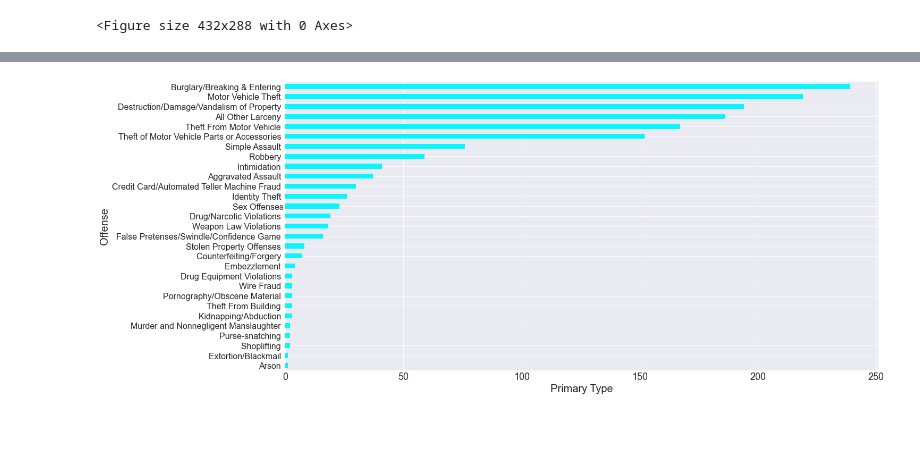
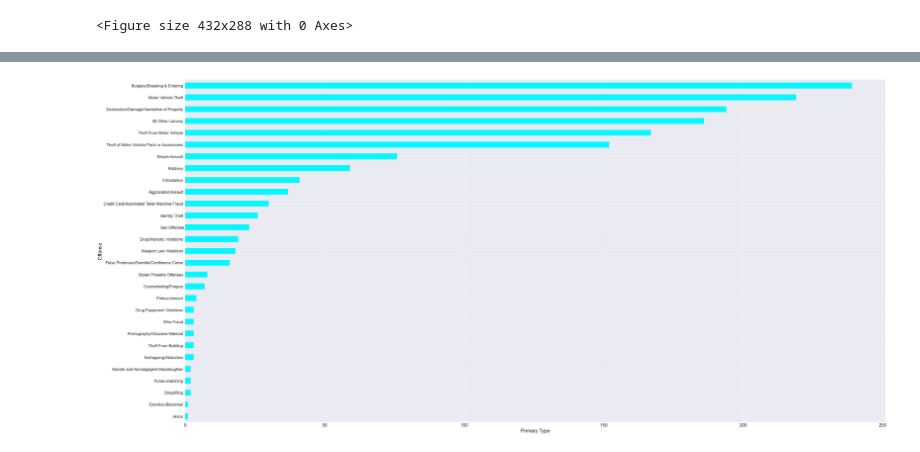
Before and after one commit to chrisolwell/MPLSCrime, a Jupyter notebook: bokeh_standish_time.ipynb, the cells around one changed output, grey strips where cells are left out. Saved outputs shown, nothing was run; the diff lists cells and outputs as text; code cells hidden in the pictures; blank space fills up the shorter version.

Commit message:
latest graph gets cut off in export

```diff
--- a/bokeh_standish_time.ipynb
+++ b/bokeh_standish_time.ipynb
@@ -342,10 +344,16 @@ plt.style.use(['seaborn-darkgrid'])
 # %%
-plt.figure(figsize=(20,10))
+plt.figure(figsize=(40,20))
 plt.rcParams['ytick.labelsize'] = 20
 plt.rcParams['xtick.labelsize'] = 18
 plt.ylabel('Frequency', fontsize=20)
 plt.xlabel('Primary Type', fontsize=20)
 plt.yticks(fontsize=16)
+plt.tight_layout()
+plt.style.use('cyberpunk')
+mplcyberpunk.add_gradient_fill()
+mplcyberpunk.add_glow_effects()
+mplcyberpunk.add_underglow()
 crimeType = filtered_df.groupby([filtered_df['Offense']]).size().sort_values(ascending=True).plot(kind='barh', style='cyberpunk')
+plt.savefig('crime_by_type.png')
 # %% [output]
-[figure, old version]
+[figure, new version]
```
Also changed, not shown: parts of 6 cells of this notebook, 3 other files.
